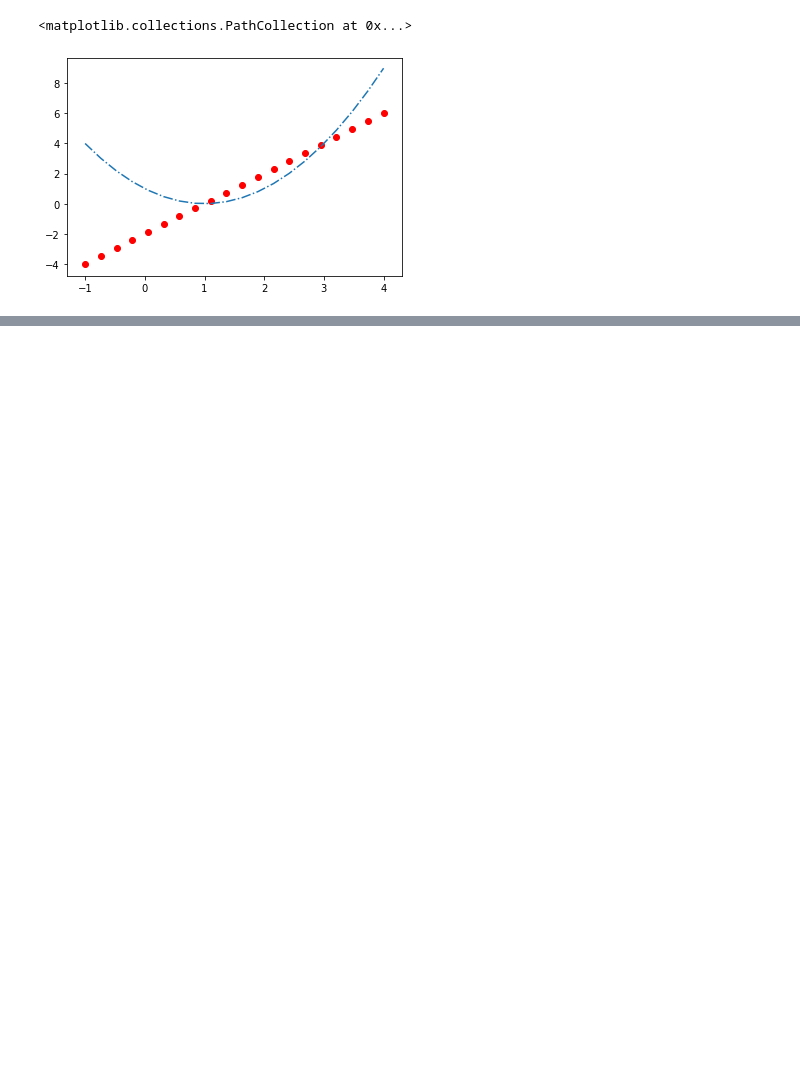
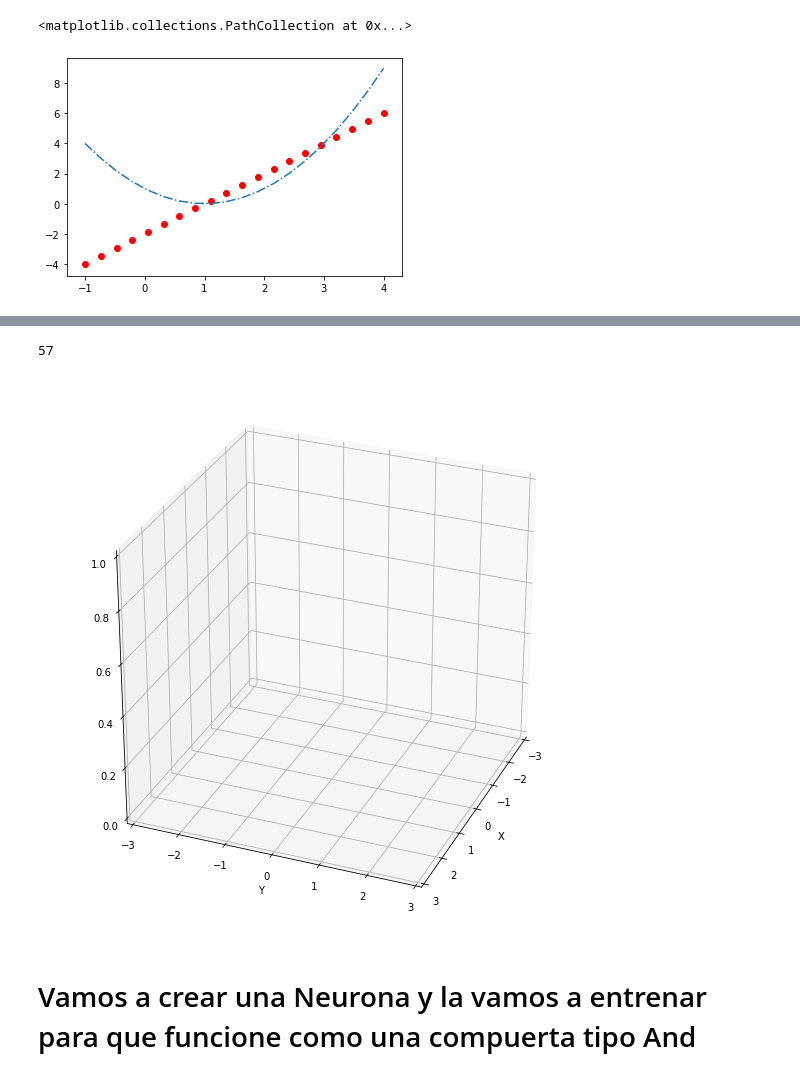
Before and after one commit to danielagda5/MetodosComputacionales202120-1, a Jupyter notebook: Week7/DescensoGradiente.ipynb, the cells around one changed output, grey strips where cells are left out. Cells and saved outputs as stored; diff of their text form; code cells hidden in the pictures; blank space fills up the shorter version.

```diff
--- a/Week7/DescensoGradiente.ipynb
+++ b/Week7/DescensoGradiente.ipynb
@@ -30,0 +121,7 @@ plt.scatter(x,dy,color='r')
+# %%
+UltimoX = np.zeros((Epochs))
+UltimoY = np.zeros((Epochs))
+
+for i in range(Epochs):
+    UltimoX[i] = VectorFinal[i][0][-1]
+    UltimoY[i] = VectorFinal[i][1][-1]
@@ -30,0 +152,5 @@ plt.scatter(x,dy,color='r')
+# %%
+Minimos = np.zeros((Epochs))
+
+for i in range(Epochs):
+    Minimos[i] = f2(UltimoX[i],UltimoY[i])
@@ -30,0 +170,49 @@ plt.scatter(x,dy,color='r')
+# %%
+ii = np.argmin(Minimos)
+# %%
+MejorEpoca = int(ii)
+print(MejorEpoca)
+# %% [output]
+57
+# %%
+Nframes = len(VectorFinal[0][0])
+
+fig = plt.figure(figsize=(10,10))
+ax = fig.add_subplot(1,1,1, projection = '3d',elev = 29, azim = 22)
+
+x1 = np.linspace(-3,3,30)
+y1 = np.linspace(-3,3,30)
+X1,Y1 = np.meshgrid(x1,y1)
+Z1 = f2(X1,Y1)
+
+
+def init():
+
+    ax.set_xlim3d(-3.,3.)
+    ax.set_ylim3d(-3.,3.)
+    ax.set_xlabel('X')
+    ax.set_ylabel('Y')
+
+def animate(i,e):
+
+    plot = ax.clear()
+    init()
+
+    x = VectorFinal[e][0]
+    y = VectorFinal[e][1]
+
+
+    plot = ax.plot_surface(X1, Y1, Z, cmap=cm.coolwarm, alpha=0.4)
+    plot = ax.scatter(x[i], y[i], f2(x[i],y[i]),marker='o',color='r')
+
+
+    return plot
+
+#Animation = animation.FuncAnimation(fig, animate, frames=Nframes, fargs=(E,),init_func=init)
+
+e = MejorEpoca
+Animation = animation.FuncAnimation(fig, animate, frames=Nframes, fargs=(e,),init_func=init)
+# %% [output]
+[figure, added]
+# %% [markdown]
+# Vamos a crear una Neurona y la vamos a entrenar para que funcione como una compuerta tipo And
```
Also changed, not shown: parts of 25 cells of this notebook.
